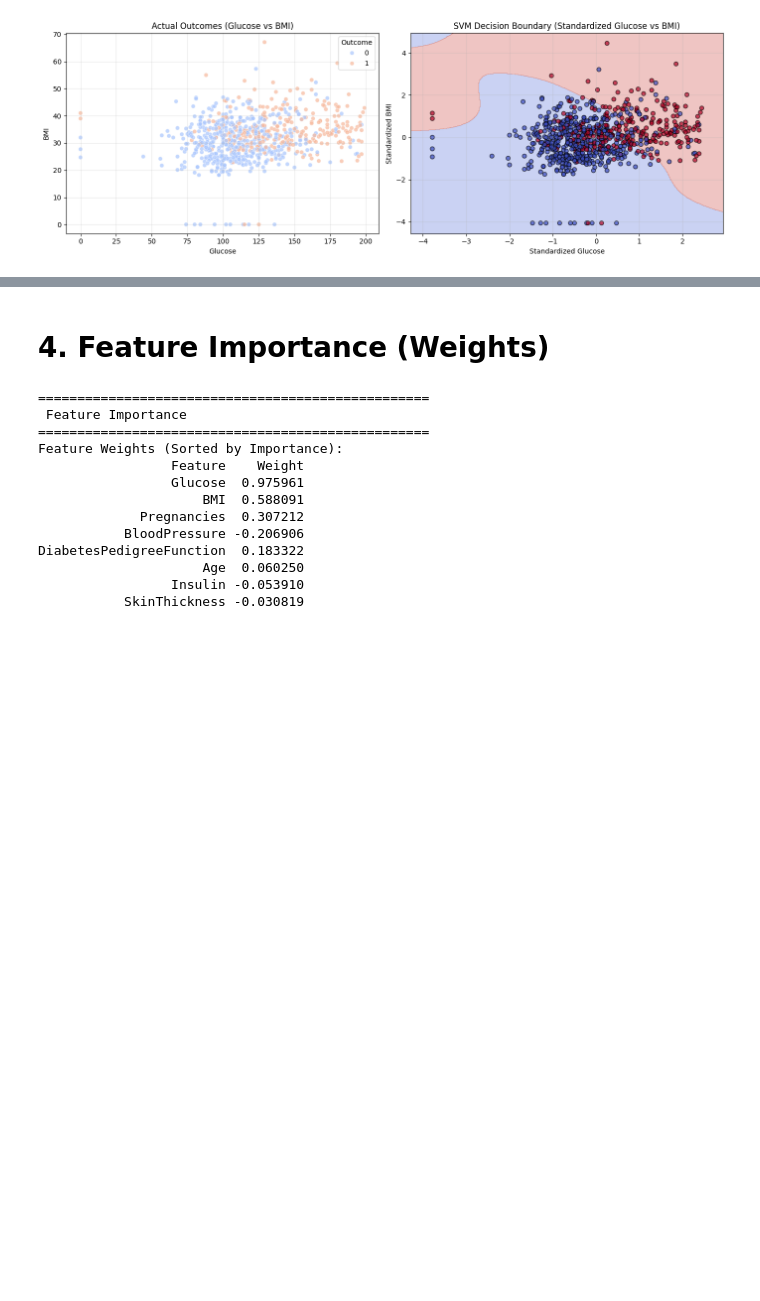
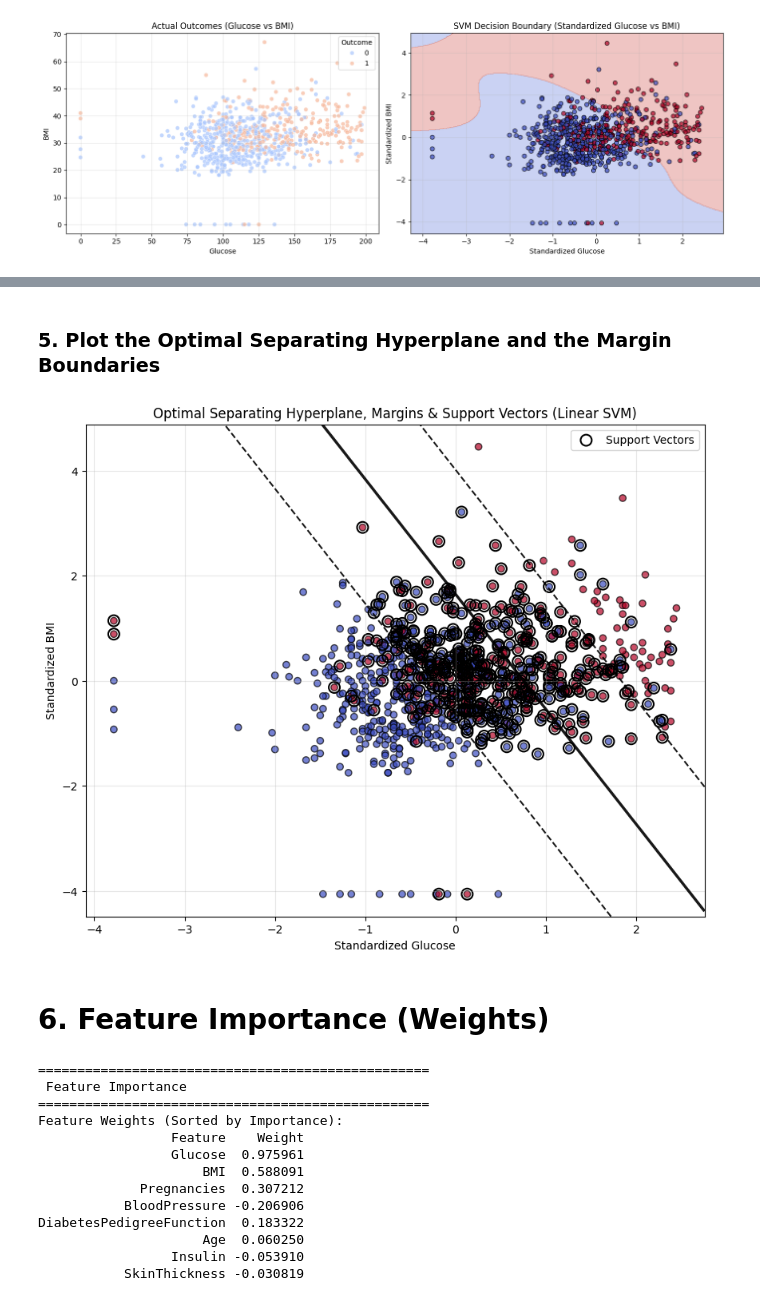
Before and after one commit to zouhiraghenaim/Supervised-Learning-Algorithms, a Jupyter notebook: TP4_Support_Vector_Machines/TP04_02_SVM_using_Multiple_Features.ipynb, the cells around one changed output, grey strips where cells are left out. Saved outputs shown, nothing was run; the diff lists cells and outputs as text; code cells hidden in the pictures; blank space fills up the shorter version.

```diff
--- a/TP4_Support_Vector_Machines/TP04_02_SVM_using_Multiple_Features.ipynb
+++ b/TP4_Support_Vector_Machines/TP04_02_SVM_using_Multiple_Features.ipynb
@@ -188,5 +210,61 @@ plt.show()
+# %% [markdown]
+### **5. Plot the Optimal Separating Hyperplane and the Margin Boundaries**
+# %%
+import numpy as np
+import matplotlib.pyplot as plt
+from sklearn import svm
+from sklearn.preprocessing import StandardScaler
+
+# 1. Use the 2D scaled data (Glucose vs BMI) and fit a linear SVM
+X_2d = df[['Glucose', 'BMI']]
+scaler_2d = StandardScaler()
+X_2d_scaled = scaler_2d.fit_transform(X_2d)
+y_2d = df['Outcome']
+
+# Train SVM with a linear kernel to get a clear separating hyperplane
+clf = svm.SVC(kernel='linear', C=1.0)
+clf.fit(X_2d_scaled, y_2d)
+
+# Get support vectors
+support_vectors = clf.support_vectors_
+
+# 2. Plotting
+plt.figure(figsize=(10, 8))
+
+# Scatter plot of the data points
+scatter = plt.scatter(X_2d_scaled[:, 0], X_2d_scaled[:, 1], c=y_2d, cmap='coolwarm', edgecolors='k', alpha=0.7)
+plt.legend(*scatter.legend_elements(), title="Outcome")
+
+# Highlight Support Vectors
+plt.scatter(support_vectors[:, 0], support_vectors[:, 1], s=100,
+            linewidth=1.5, facecolors='none', edgecolors='black', label='Support Vectors')
+
+# Get axes limits
+ax = plt.gca()
+xlim = ax.get_xlim()
+ylim = ax.get_ylim()
+
+# Create grid to evaluate model
+xx_grid = np.linspace(xlim[0], xlim[1], 30)
+yy_grid = np.linspace(ylim[0], ylim[1], 30)
+YY, XX = np.meshgrid(yy_grid, xx_grid)
+xy = np.vstack([XX.ravel(), YY.ravel()]).T
+Z_dec = clf.decision_function(xy).reshape(XX.shape)
+
+# Plot decision boundary (Z = 0) and margins (Z = -1, Z = 1)
+ax.contour(XX, YY, Z_dec, colors='k', levels=[-1, 0, 1], alpha=0.9,
+           linestyles=['--', '-', '--'], linewidths=[1.5, 2.5, 1.5])
+
+plt.title('Optimal Separating Hyperplane, Margins & Support Vectors (Linear SVM)')
+plt.xlabel('Standardized Glucose')
+plt.ylabel('Standardized BMI')
+plt.grid(True, alpha=0.3)
+plt.legend()
+plt.show()
+# %% [output]
+[figure, added]
 # %% [markdown]
-# **4. Feature Importance (Weights)**
+# **6. Feature Importance (Weights)**
 # %%
 
 print("=" * 50)
```
Also changed, not shown: parts of 9 cells of this notebook.
